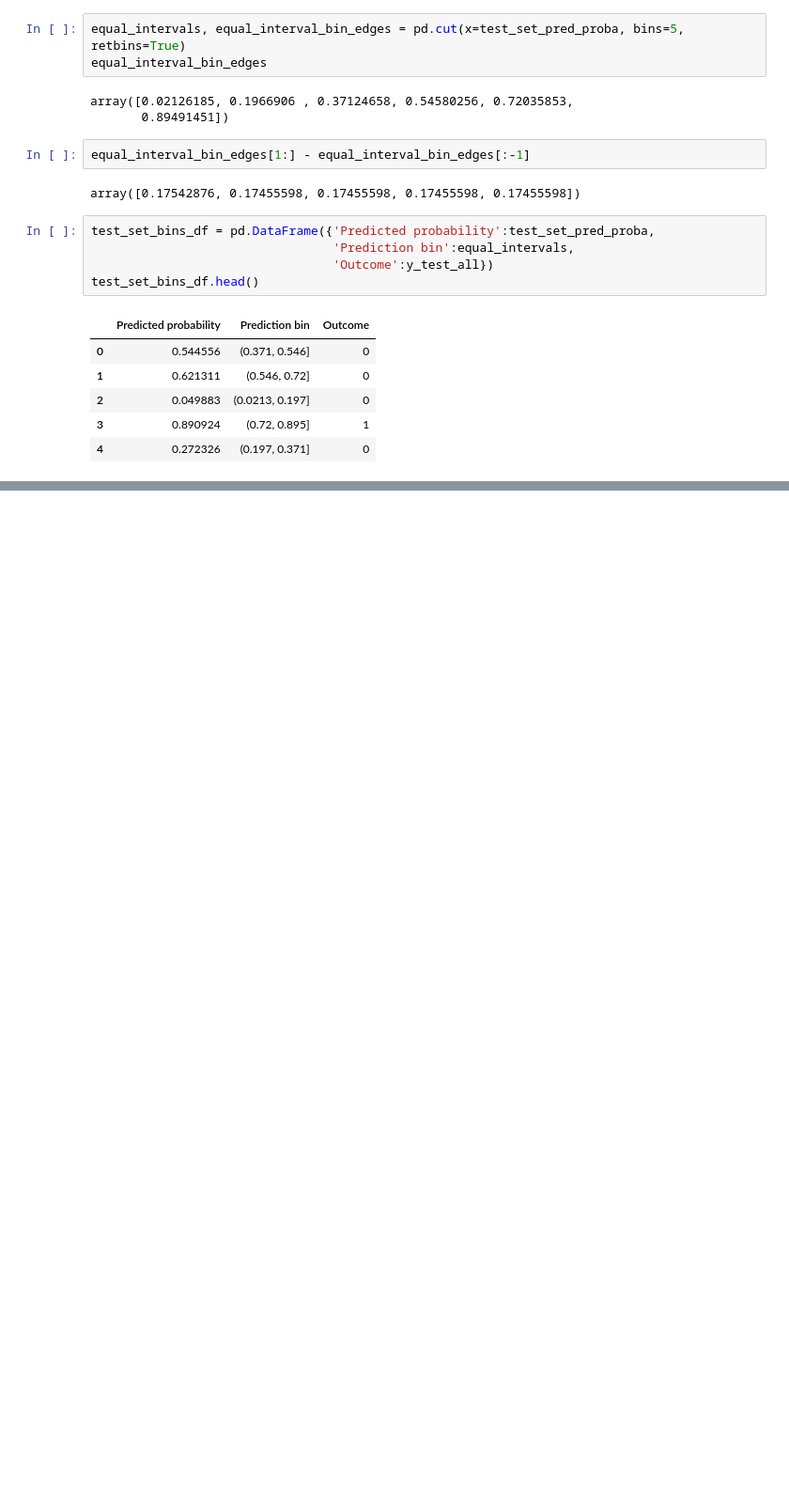
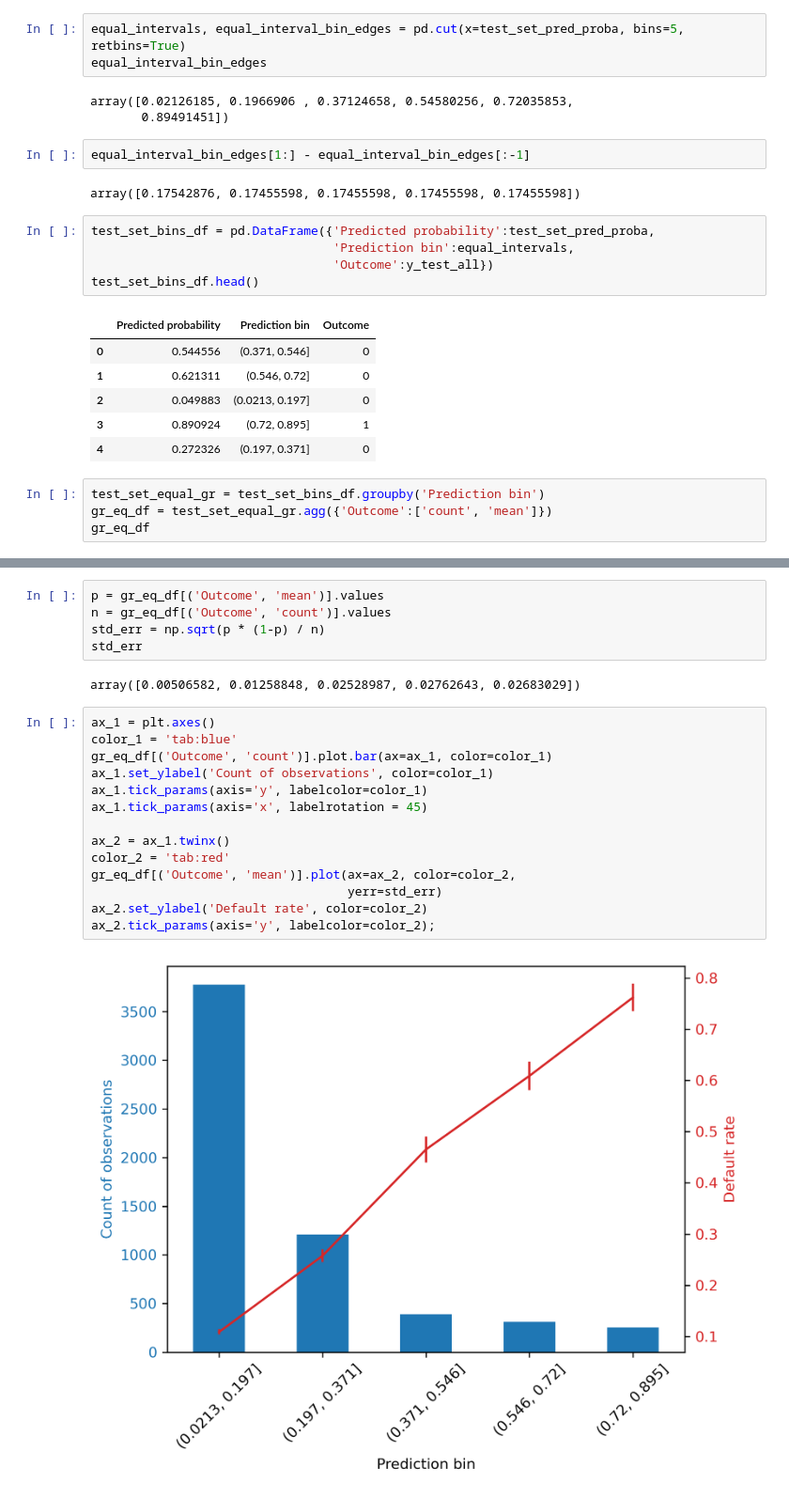
Before and after one commit to yildiramdsa/credit-card-default, a Jupyter notebook: notebooks/model_performance.ipynb, the cells around one changed output, grey strips where cells are left out. Shown at 94% size. Drawn from its saved outputs; the diff is of its cells as text; blank space fills up the shorter version.

```diff
--- a/notebooks/model_performance.ipynb
+++ b/notebooks/model_performance.ipynb
@@ -115,3 +121,7 @@ test_set_bins_df.head()
 | 2 | 0.049883 | (0.0213, 0.197] | 0 |
 | 3 | 0.890924 | (0.72, 0.895] | 1 |
 | 4 | 0.272326 | (0.197, 0.371] | 0 |
+# %%
+test_set_equal_gr = test_set_bins_df.groupby('Prediction bin')
+gr_eq_df = test_set_equal_gr.agg({'Outcome':['count', 'mean']})
+gr_eq_df
@@ -117,0 +137,23 @@ test_set_bins_df.head()
+# %%
+p = gr_eq_df[('Outcome', 'mean')].values
+n = gr_eq_df[('Outcome', 'count')].values
+std_err = np.sqrt(p * (1-p) / n)
+std_err
+# %% [output]
+array([0.00506582, 0.01258848, 0.02528987, 0.02762643, 0.02683029])
+# %%
+ax_1 = plt.axes()
+color_1 = 'tab:blue'
+gr_eq_df[('Outcome', 'count')].plot.bar(ax=ax_1, color=color_1)
+ax_1.set_ylabel('Count of observations', color=color_1)
+ax_1.tick_params(axis='y', labelcolor=color_1)
+ax_1.tick_params(axis='x', labelrotation = 45)
+
+ax_2 = ax_1.twinx()
+color_2 = 'tab:red'
+gr_eq_df[('Outcome', 'mean')].plot(ax=ax_2, color=color_2,
+                                   yerr=std_err)
+ax_2.set_ylabel('Default rate', color=color_2)
+ax_2.tick_params(axis='y', labelcolor=color_2);
+# %% [output]
+[figure, added]
```
Also changed, not shown: parts of 24 cells of this notebook.
